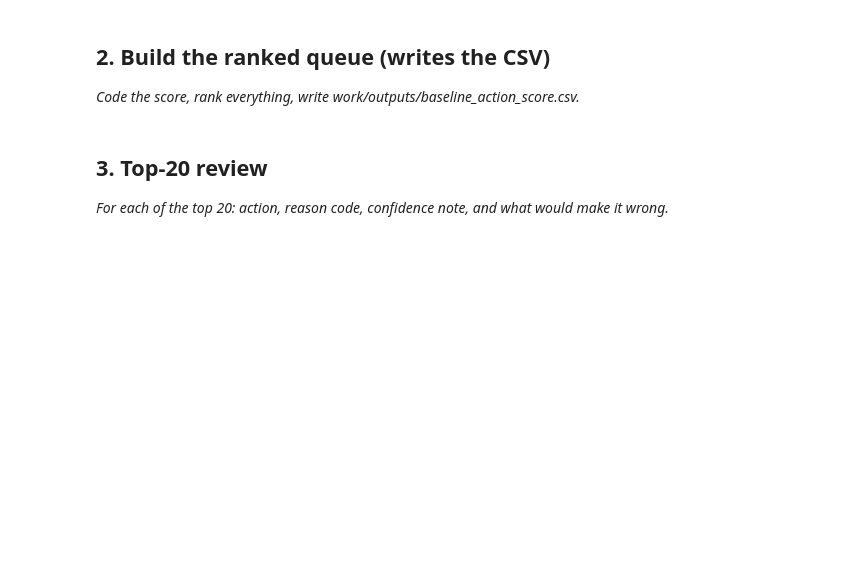
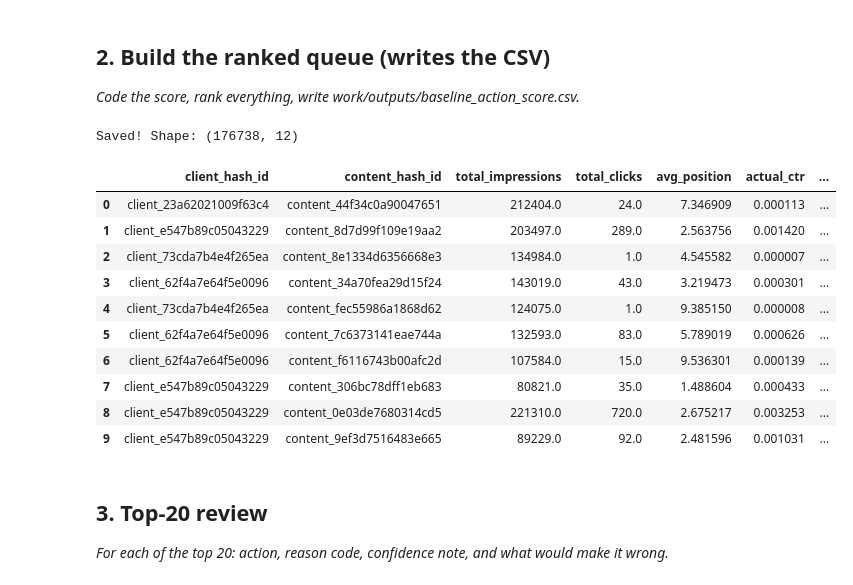
Before and after one commit to Ariba86/flyrank-ml-internship, a Jupyter notebook: work/notebooks/w04_baseline_score.ipynb, the cells around one changed output. Drawn from its saved outputs; the diff is of its cells as text; code cells hidden in the pictures; blank space fills up the shorter version.

```diff
--- a/work/notebooks/w04_baseline_score.ipynb
+++ b/work/notebooks/w04_baseline_score.ipynb
@@ -23,3 +149,72 @@ This skeleton is yours to fill. Work the sections **in order** — each one has
+# %%
+# Step 1: aggregate each page (client+content) to March-month level
+page_summary = con.sql("""
+    SELECT
+        client_hash_id,
+        content_hash_id,
+        SUM(gsc_impressions) AS total_impressions,
+        SUM(gsc_clicks) AS total_clicks,
+        AVG(gsc_avg_position) AS avg_position
+    FROM march_data
+    WHERE gsc_data_available IS TRUE
+    GROUP BY client_hash_id, content_hash_id
+    HAVING SUM(gsc_impressions) > 0
+""").df()
+
+page_summary['actual_ctr'] = page_summary['total_clicks'] / page_summary['total_impressions']
+
+# Step 2: assign each page to a position bucket + expected CTR (from Signal 1 findings)
+def position_bucket(pos):
+    if pos <= 3: return '1_top3'
+    elif pos <= 10: return '2_top10'
+    elif pos <= 20: return '3_top20'
+    else: return '4_below20'
+
+expected_ctr_map = {
+    '1_top3': 0.00476,
+    '2_top10': 0.00347,
+    '3_top20': 0.00277,
+    '4_below20': 0.00129
+}
+
+page_summary['position_bucket'] = page_summary['avg_position'].apply(position_bucket)
+page_summary['expected_ctr'] = page_summary['position_bucket'].map(expected_ctr_map)
+
+# Step 3: the score = how far below expected CTR is, weighted by impressions (impact)
+page_summary['ctr_gap'] = page_summary['expected_ctr'] - page_summary['actual_ctr']
+page_summary['score'] = page_summary['ctr_gap'] * page_summary['total_impressions']
+page_summary['score'] = page_summary['score'].clip(lower=0)  # only positive gaps matter
+
+# Step 4: reason code + action label
+page_summary['reason_code'] = page_summary.apply(
+    lambda r: 'CTR_BELOW_POSITION_EXPECTED' if r['ctr_gap'] > 0 else 'NO_FLAG', axis=1
+)
+page_summary['action'] = page_summary['reason_code'].apply(
+    lambda r: 'review_title_and_meta' if r == 'CTR_BELOW_POSITION_EXPECTED' else 'no_action'
+)
+
+# Step 5: rank and save
+ranked_queue = page_summary.sort_values('score', ascending=False).reset_index(drop=True)
+
+import os
+os.makedirs('work/outputs', exist_ok=True)
+ranked_queue.to_csv('work/outputs/baseline_action_score.csv', index=False)
+
+print("Saved! Shape:", ranked_queue.shape)
+ranked_queue.head(10)
+# %% [output]
+Saved! Shape: (176738, 12)
+|  | client_hash_id | content_hash_id | total_impressions | total_clicks | avg_position | actual_ctr | ... |
+| 0 | client_23a62021009f63c4 | content_44f34c0a90047651 | 212404.0 | 24.0 | 7.346909 | 0.000113 | ... |
+| 1 | client_e547b89c05043229 | content_8d7d99f109e19aa2 | 203497.0 | 289.0 | 2.563756 | 0.001420 | ... |
+| 2 | client_73cda7b4e4f265ea | content_8e1334d6356668e3 | 134984.0 | 1.0 | 4.545582 | 0.000007 | ... |
+| 3 | client_62f4a7e64f5e0096 | content_34a70fea29d15f24 | 143019.0 | 43.0 | 3.219473 | 0.000301 | ... |
+| 4 | client_73cda7b4e4f265ea | content_fec55986a1868d62 | 124075.0 | 1.0 | 9.385150 | 0.000008 | ... |
+| 5 | client_62f4a7e64f5e0096 | content_7c6373141eae744a | 132593.0 | 83.0 | 5.789019 | 0.000626 | ... |
+| 6 | client_62f4a7e64f5e0096 | content_f6116743b00afc2d | 107584.0 | 15.0 | 9.536301 | 0.000139 | ... |
+| 7 | client_e547b89c05043229 | content_306bc78dff1eb683 | 80821.0 | 35.0 | 1.488604 | 0.000433 | ... |
+| 8 | client_e547b89c05043229 | content_0e03de7680314cd5 | 221310.0 | 720.0 | 2.675217 | 0.003253 | ... |
+| 9 | client_e547b89c05043229 | content_9ef3d7516483e665 | 89229.0 | 92.0 | 2.481596 | 0.001031 | ... |
 # %% [markdown]
 ## 3. Top-20 review
 
```
Also changed, not shown: parts of 14 cells of this notebook.
